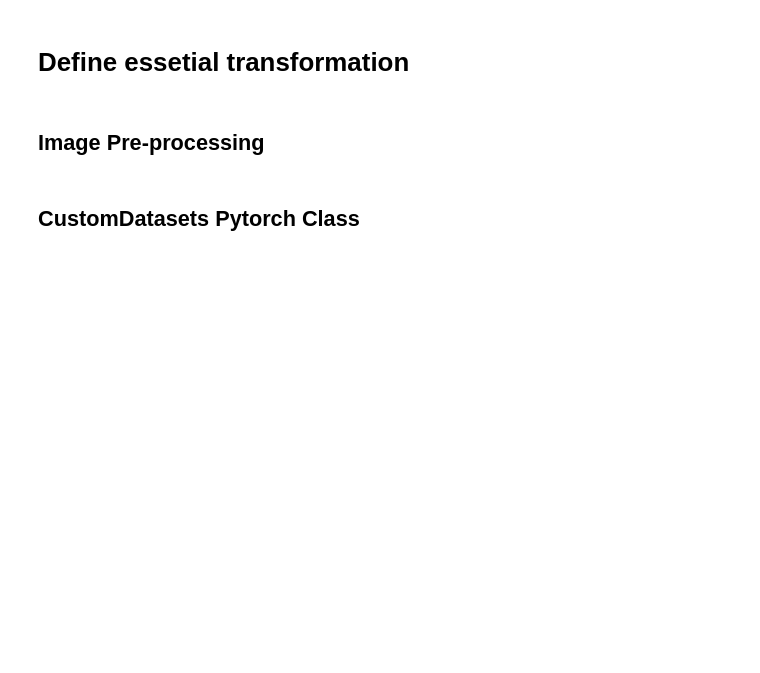
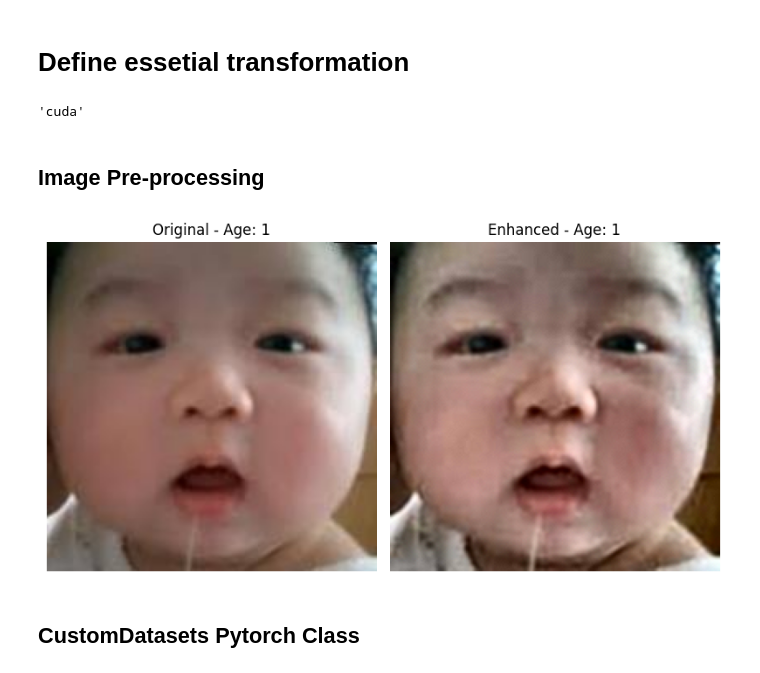
Before and after one commit to zakariaelaoufi/Face-Age-Prediction, a Jupyter notebook: Face_Age_Prediction.ipynb, the cells around one changed output. Drawn from its saved outputs; the diff is of its cells as text; code cells hidden in the pictures; blank space fills up the shorter version.

```diff
--- a/Face_Age_Prediction.ipynb
+++ b/Face_Age_Prediction.ipynb
@@ -99,6 +95,10 @@ from PIL import Image
 
 
 device = 'cuda' if torch.cuda.is_available() else 'cpu'
+# %%
+device
+# %% [output]
+'cuda'
 # %%
 transformer = transforms.Compose([
     transforms.ToTensor(),
@@ -147,3 +152,20 @@ def preprocess_image(image, gamma=1.5, clip_limit=2.0, tile_grid_size=(8, 8)):
+# %%
+fig, axes = plt.subplots(1, 2, figsize=(8, 5))
+
+# First subplot
+axes[0].imshow(image_rgb, cmap='gray')
+axes[0].set_title(f"Original - Age: {data_df['age'][tg_age]}")
+axes[0].axis('off')
+
+# Second subplot
+axes[1].imshow(image_enh, cmap='gray')
+axes[1].set_title(f"Enhanced - Age: {data_df['age'][tg_age]}")
+axes[1].axis('off')
+
+plt.tight_layout()
+plt.show()
+# %% [output]
+[figure, added]
 # %% [markdown]
 ## CustomDatasets Pytorch Class
 # %%
```
Also changed, not shown: parts of 15 cells of this notebook.
